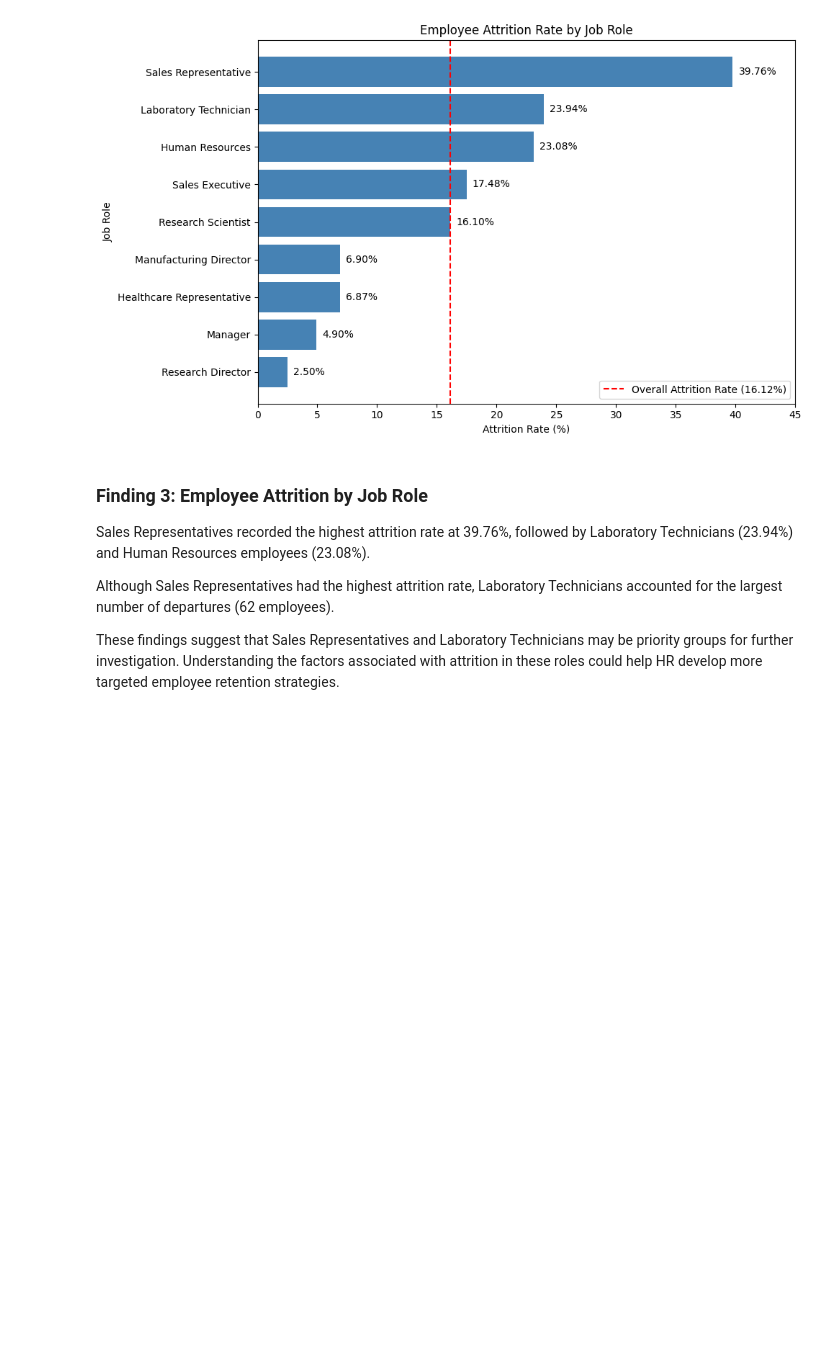
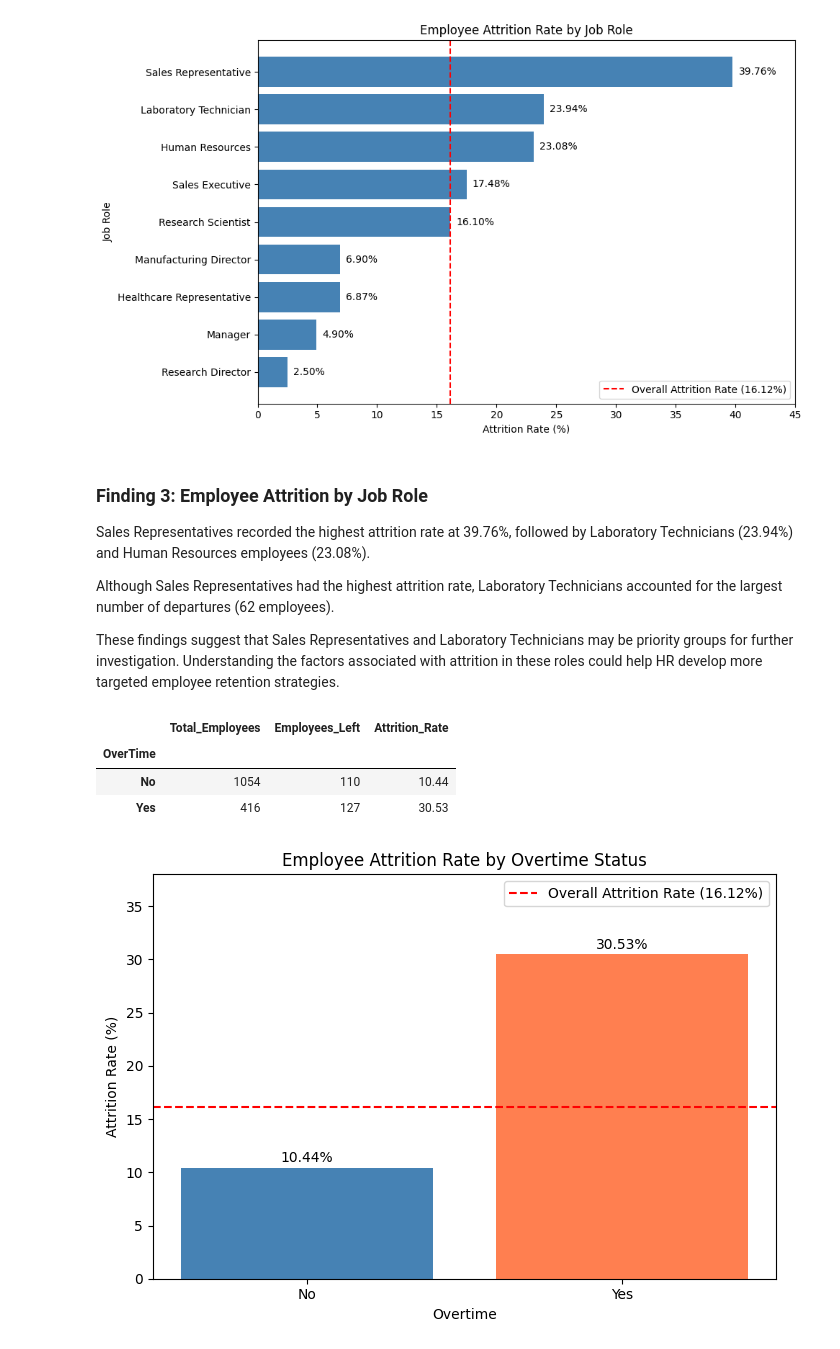
Before and after one commit to junelwc6-source/IBM-HR-Attrition-Analytics, a Jupyter notebook: IBM_HR_Attrition_Capstone.ipynb, the cells around one changed output. Drawn from its saved outputs; the diff is of its cells as text; code cells hidden in the pictures; blank space fills up the shorter version.

Commit message:
Add overtime, job satisfaction and work-life balance analysis

```diff
--- a/IBM_HR_Attrition_Capstone.ipynb
+++ b/IBM_HR_Attrition_Capstone.ipynb
@@ -422,3 +422,69 @@ Sales Representatives recorded the highest attrition rate at 39.76%, followed by
 Although Sales Representatives had the highest attrition rate, Laboratory Technicians accounted for the largest number of departures (62 employees).
 
 These findings suggest that Sales Representatives and Laboratory Technicians may be priority groups for further investigation. Understanding the factors associated with attrition in these roles could help HR develop more targeted employee retention strategies.
+# %%
+
+# Analyse the relationship between overtime and attrition
+
+overtime_attrition = (
+    df.groupby("OverTime")["Attrition"]
+    .agg(
+        Total_Employees="count",
+        Employees_Left=lambda x: (x == "Yes").sum()
+    )
+)
+
+# Calculate attrition rate
+overtime_attrition["Attrition_Rate"] = (
+    overtime_attrition["Employees_Left"] /
+    overtime_attrition["Total_Employees"] * 100
+).round(2)
+
+display(overtime_attrition)
+# %% [output]
+|  | Total_Employees | Employees_Left | Attrition_Rate |
+| OverTime |  |  |  |
+| No | 1054 | 110 | 10.44 |
+| Yes | 416 | 127 | 30.53 |
+# %%
+
+# Visualise attrition rate by overtime status
+
+import matplotlib.pyplot as plt
+
+plt.figure(figsize=(7, 5))
+
+bars = plt.bar(
+    overtime_attrition.index,
+    overtime_attrition["Attrition_Rate"],
+    color=["steelblue", "coral"]
+)
+
+# Add percentage labels
+for bar in bars:
+    plt.text(
+        bar.get_x() + bar.get_width() / 2,
+        bar.get_height() + 0.5,
+        f"{bar.get_height():.2f}%",
+        ha="center"
+    )
+
+# Add overall attrition rate
+overall_rate = (df["Attrition"] == "Yes").mean() * 100
+
+plt.axhline(
+    overall_rate,
+    color="red",
+    linestyle="--",
+    label=f"Overall Attrition Rate ({overall_rate:.2f}%)"
+)
+
+plt.title("Employee Attrition Rate by Overtime Status")
+plt.xlabel("Overtime")
+plt.ylabel("Attrition Rate (%)")
+plt.ylim(0, 38)
+plt.legend()
+plt.tight_layout()
+plt.show()
+# %% [output]
+[figure, added]
```
Also changed, not shown: parts of 7 cells of this notebook.
